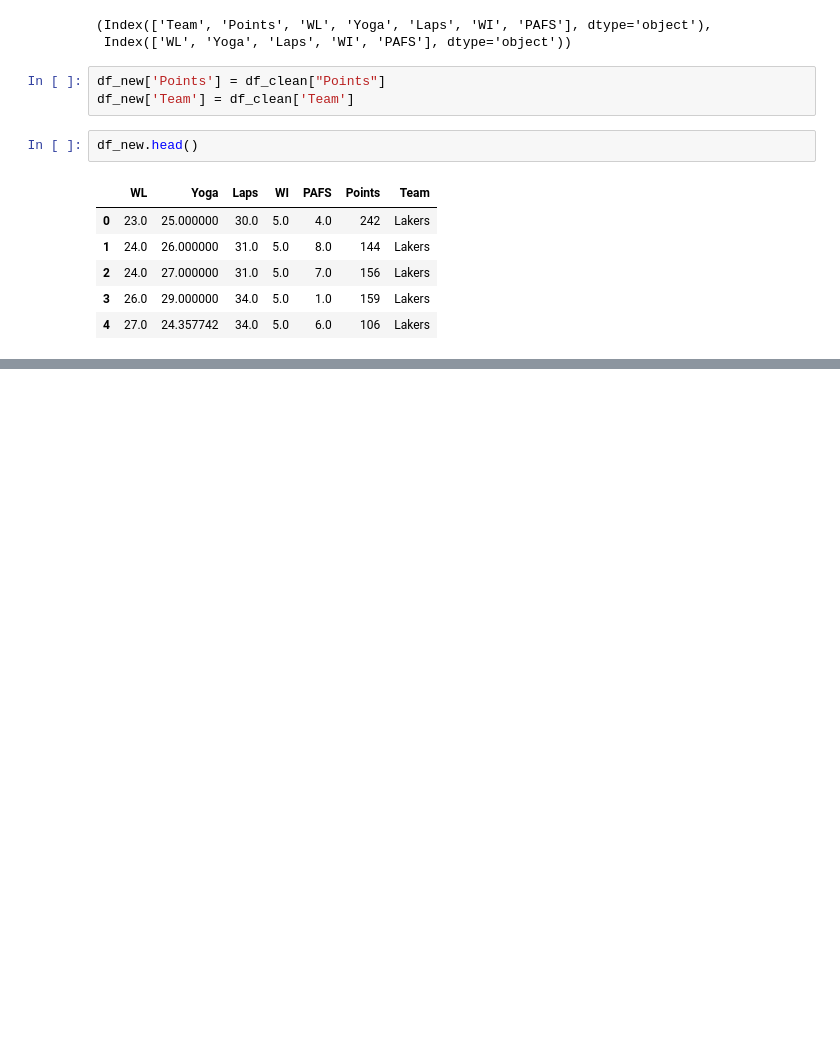
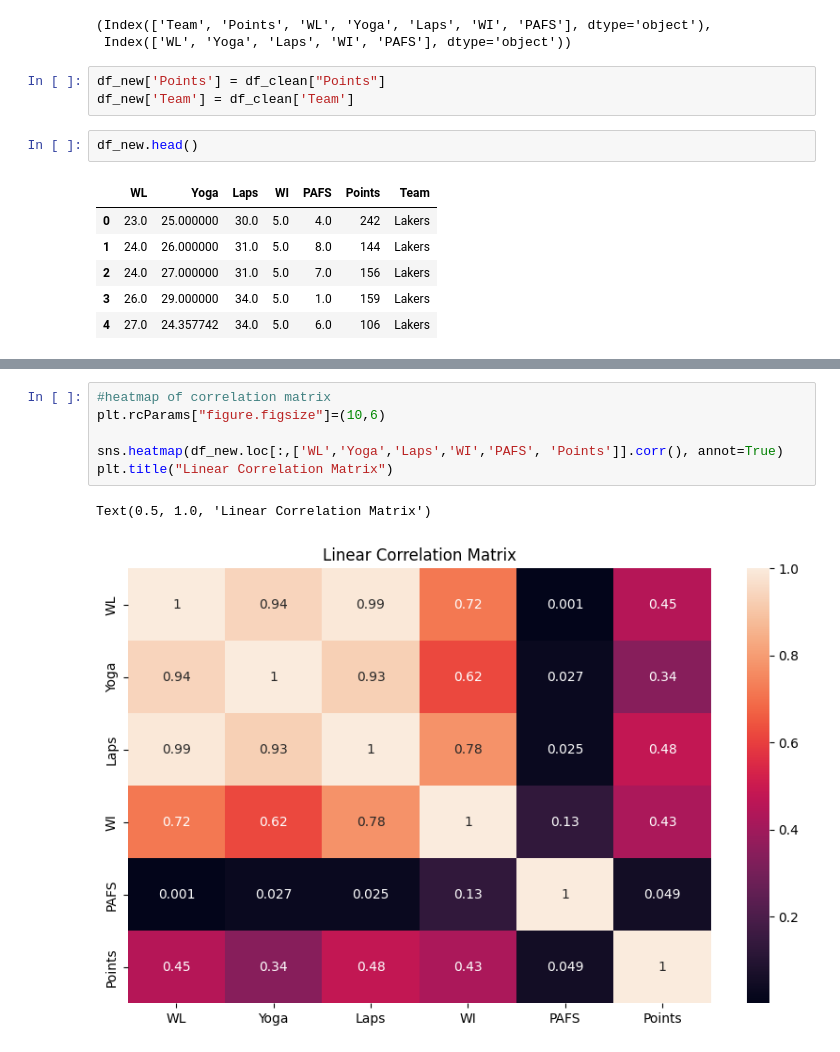
Before and after one commit to sk-aili/sports-analytics-2, a Jupyter notebook: lib/polynomial_regression.ipynb, the cells around one changed output, grey strips where cells are left out. Drawn from its saved outputs; the diff is of its cells as text; blank space fills up the shorter version.

Commit message:
update notebook - correlations

```diff
--- a/lib/polynomial_regression.ipynb
+++ b/lib/polynomial_regression.ipynb
@@ -566,0 +577,9 @@ df_new.head()
+# %%
+#heatmap of correlation matrix
+plt.rcParams["figure.figsize"]=(10,6)
+
+sns.heatmap(df_new.loc[:,['WL','Yoga','Laps','WI','PAFS', 'Points']].corr(), annot=True)
+plt.title("Linear Correlation Matrix")
+# %% [output]
+Text(0.5, 1.0, 'Linear Correlation Matrix')
+[figure, added]
```
Also changed, not shown: parts of 12 cells of this notebook.
